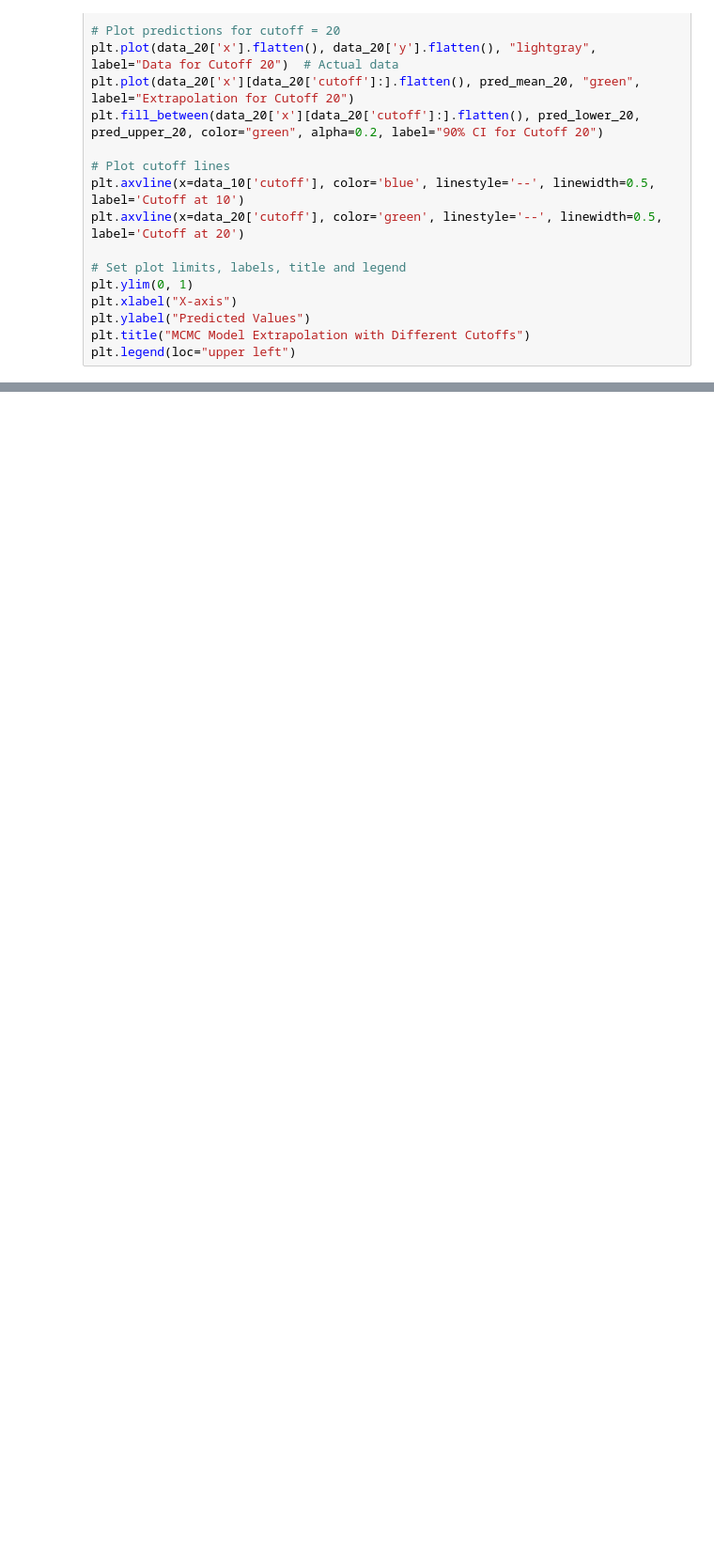
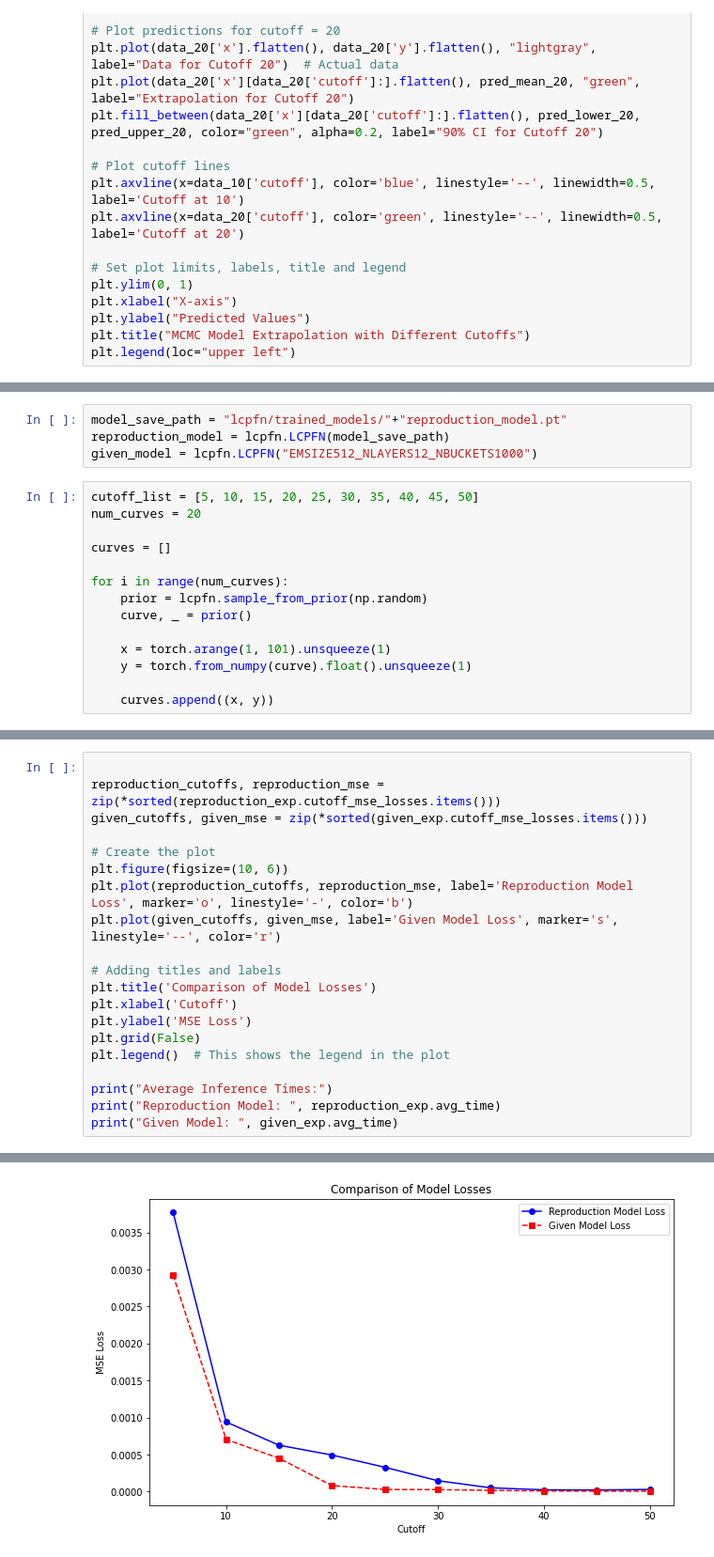
Before and after one commit to Remi-Lejeune/deep-learning-project, a Jupyter notebook: notebooks/initial_reproduction.ipynb, the cells around one changed output, grey strips where cells are left out. Shown at 94% size. Cells and saved outputs as stored; diff of their text form; blank space fills up the shorter version.

```diff
--- a/notebooks/initial_reproduction.ipynb
+++ b/notebooks/initial_reproduction.ipynb
@@ -207,0 +215,18 @@ plt.legend(loc="upper left")
+# %%
+model_save_path = "lcpfn/trained_models/"+"reproduction_model.pt"
+reproduction_model = lcpfn.LCPFN(model_save_path)
+given_model = lcpfn.LCPFN("EMSIZE512_NLAYERS12_NBUCKETS1000")
+# %%
+cutoff_list = [5, 10, 15, 20, 25, 30, 35, 40, 45, 50]
+num_curves = 20
+
+curves = []
+
+for i in range(num_curves):
+    prior = lcpfn.sample_from_prior(np.random)
+    curve, _ = prior()
+
+    x = torch.arange(1, 101).unsqueeze(1)
+    y = torch.from_numpy(curve).float().unsqueeze(1)
+
+    curves.append((x, y))
@@ -207,0 +371,21 @@ plt.legend(loc="upper left")
+# %%
+
+reproduction_cutoffs, reproduction_mse = zip(*sorted(reproduction_exp.cutoff_mse_losses.items()))
+given_cutoffs, given_mse = zip(*sorted(given_exp.cutoff_mse_losses.items()))
+
+# Create the plot
+plt.figure(figsize=(10, 6))
+plt.plot(reproduction_cutoffs, reproduction_mse, label='Reproduction Model Loss', marker='o', linestyle='-', color='b')
+plt.plot(given_cutoffs, given_mse, label='Given Model Loss', marker='s', linestyle='--', color='r')
+
+# Adding titles and labels
+plt.title('Comparison of Model Losses')
+plt.xlabel('Cutoff')
+plt.ylabel('MSE Loss')
+plt.grid(False)
+plt.legend()  # This shows the legend in the plot
+
+print("Average Inference Times:")
+print("Reproduction Model: ", reproduction_exp.avg_time)
+print("Given Model: ", given_exp.avg_time)
+# %% [output]
@@ -207,0 +395 @@ plt.legend(loc="upper left")
+[figure, added]
```
Also changed, not shown: parts of 7 cells of this notebook, 2 other files.
